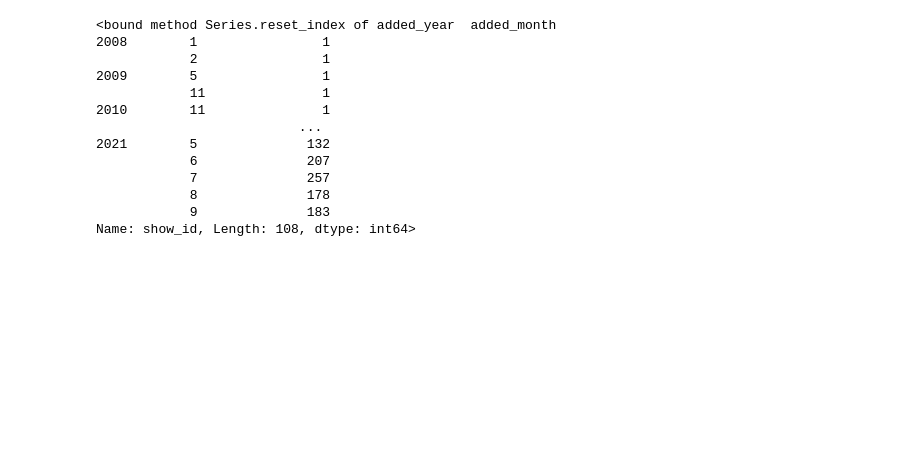
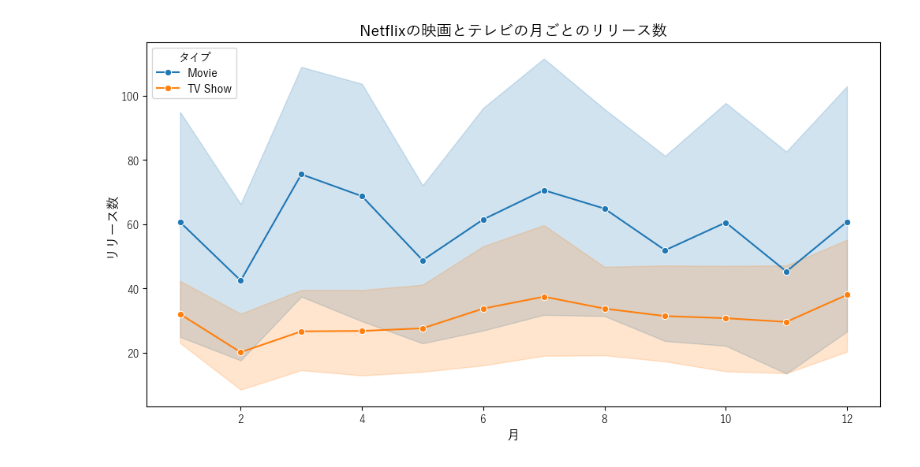
Before and after one commit to toshi-works/toshi-works, a Jupyter notebook: images/result_06_netflix.ipynb, the cells around one changed output. Drawn from its saved outputs; the diff is of its cells as text; code cells hidden in the pictures; blank space fills up the shorter version.

```diff
--- a/images/result_06_netflix.ipynb
+++ b/images/result_06_netflix.ipynb
@@ -1,8 +1,13 @@
 # %%
+import os
 import pandas as pd
-
-# データを読み込む-階層は、今のファイルからみての相対パスで指定する
-df_netflix = pd.read_csv('code_list/data/raw/result_06_netflix.csv')
+from dotenv import load_dotenv
+# 1. .env を読み込む
+load_dotenv(override=True)
+# 2. .env から「CSVの場所」を引っ張ってくる
+csv_path = os.getenv('NETFLIX_CSV_PATH')
+# 3. 引っ張ってきたパスを使って、いつも通りCSVを読み込む！
+df_netflix = pd.read_csv(csv_path)
 
 # 英語の文字列を綺麗にdatetime型（日付型）に変換する
 df_netflix['date_added'] = pd.to_datetime(df_netflix['date_added'], format='mixed')
@@ -20,16 +20,27 @@ df_netflix.head()
 # %%
-df_netflix.groupby(['added_year','added_month'])['show_id'].count().reset_index
+#月単位でリリース数を映画とテレビで分けて折れ線グラフを作る
+import matplotlib.pyplot as plt
+import seaborn as sns
+# 日本語フォントの設定
+from matplotlib import font_manager
+font_path = 'C:/Windows/Fonts/YuGothM.ttc'  # 適切な日本語フォントのパスを指定
+font_prop = font_manager.FontProperties(fname=font_path)
+# 映画とテレビで月ごとのリリース数を集計
+monthly_counts = df_netflix.groupby(['added_year', 'added_month', 'type']).size().reset_index(name='count')
+# グラフの作成
+plt.figure(figsize=(12, 6))
+plt.rcParams['font.family'] = font_prop.get_name() # 全体の基本フォントを遊ゴシックにする
+plt.rcParams['axes.unicode_minus'] = False          # マイナス記号が文字化けするのを防ぐ
+#hue='type'で映画とテレビを色分けして折れ線グラフを描く
+sns.lineplot(data=monthly_counts, x='added_month', y='count', hue='type', marker='o')
+# グラフの装飾 - 日本語フォントの適用
+ax = plt.gca()
+ax.set_title("Netflixの映画とテレビの月ごとのリリース数", fontproperties=font_prop, fontsize=14, fontweight='bold')
+ax.set_xlabel("月", fontproperties=font_prop, fontsize=12)
+ax.set_ylabel("リリース数", fontproperties=font_prop, fontsize=12)
+# 凡例のフォントも日本語に対応させる
+legend = ax.legend(title='タイプ', title_fontproperties=font_prop, prop=font_prop)
+
+plt.show()
 # %% [output]
-<bound method Series.reset_index of added_year  added_month
-2008        1                1
-            2                1
-2009        5                1
-            11               1
-2010        11               1
-                          ...
-2021        5              132
-            6              207
-            7              257
-            8              178
-            9              183
-Name: show_id, Length: 108, dtype: int64>
+[figure, added]
```
Also changed, not shown: parts of 10 cells of this notebook, 8 other files.
